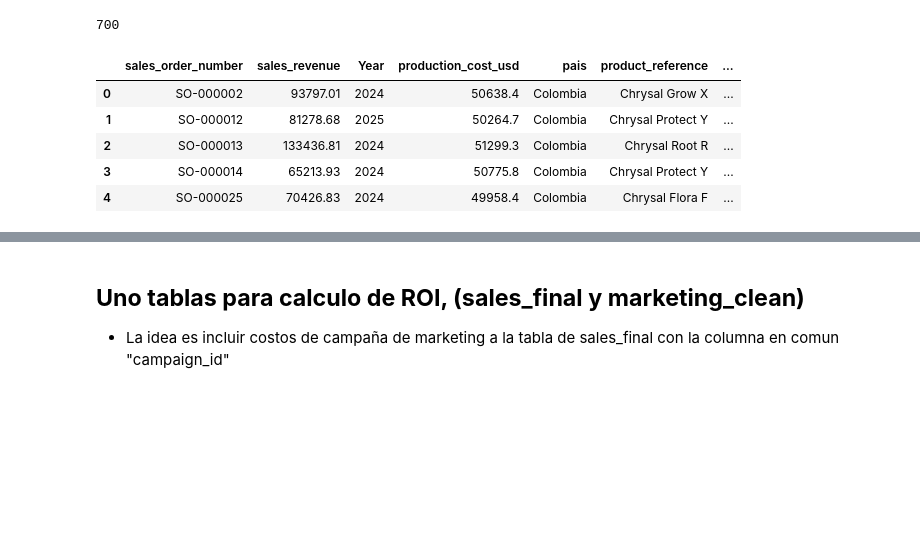
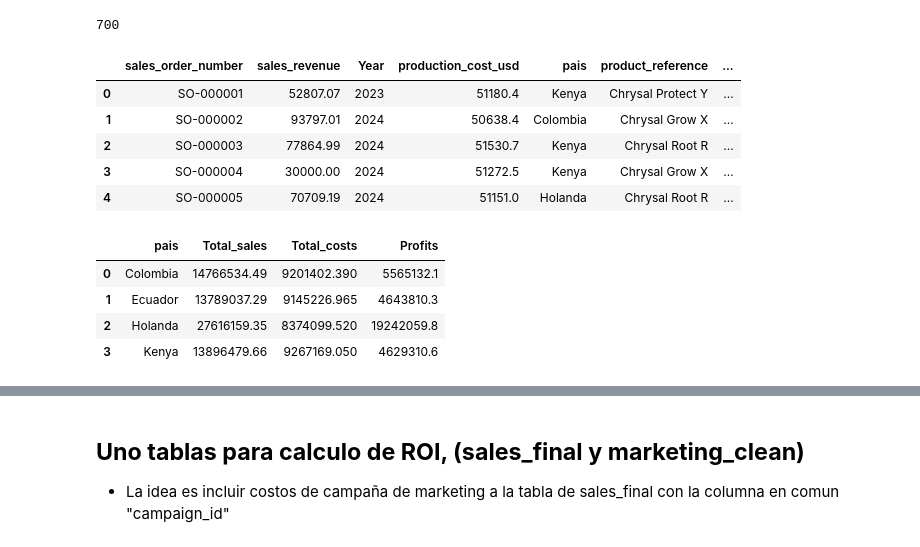
Before and after one commit to alexsandoval05/Revenue-sustainability-Chrysal, a Jupyter notebook: chrysal_profit_sustainability.ipynb, the cells around one changed output, grey strips where cells are left out. Drawn from its saved outputs; the diff is of its cells as text; code cells hidden in the pictures; blank space fills up the shorter version.

```diff
--- a/chrysal_profit_sustainability.ipynb
+++ b/chrysal_profit_sustainability.ipynb
@@ -771,7 +776,7 @@ sales_final.to_sql(
 query = """
 SELECT *
 FROM chrysal_sales
-WHERE pais = 'Colombia'
+
 """
 
 resultado = pd.read_sql_query(query, conn)
@@ -779,8 +784,32 @@ resultado = pd.read_sql_query(query, conn)
 resultado.head()
 # %% [output]
 |  | sales_order_number | sales_revenue | Year | production_cost_usd | pais | product_reference | ... |
-| 0 | SO-000002 | 93797.01 | 2024 | 50638.4 | Colombia | Chrysal Grow X | ... |
-| 1 | SO-000012 | 81278.68 | 2025 | 50264.7 | Colombia | Chrysal Protect Y | ... |
-| 2 | SO-000013 | 133436.81 | 2024 | 51299.3 | Colombia | Chrysal Root R | ... |
-| 3 | SO-000014 | 65213.93 | 2024 | 50775.8 | Colombia | Chrysal Protect Y | ... |
-| 4 | SO-000025 | 70426.83 | 2024 | 49958.4 | Colombia | Chrysal Flora F | ... |
+| 0 | SO-000001 | 52807.07 | 2023 | 51180.4 | Kenya | Chrysal Protect Y | ... |
+| 1 | SO-000002 | 93797.01 | 2024 | 50638.4 | Colombia | Chrysal Grow X | ... |
+| 2 | SO-000003 | 77864.99 | 2024 | 51530.7 | Kenya | Chrysal Root R | ... |
+| 3 | SO-000004 | 30000.00 | 2024 | 51272.5 | Kenya | Chrysal Grow X | ... |
+| 4 | SO-000005 | 70709.19 | 2024 | 51151.0 | Holanda | Chrysal Root R | ... |
+# %%
+# Profits por pais
+
+query = """
+SELECT DISTINCT
+    pais,
+    SUM(sales_revenue) AS Total_sales,
+    SUM(costo_total) AS Total_costs,
+    Round(SUM(sales_revenue)-SUM(costo_total),1) AS Profits
+FROM chrysal_sales
+where sales_revenue is not null
+GROUP BY pais
+
+"""
+
+resultado = pd.read_sql_query(query, conn)
+
+resultado.head()
+# %% [output]
+|  | pais | Total_sales | Total_costs | Profits |
+| 0 | Colombia | 14766534.49 | 9201402.390 | 5565132.1 |
+| 1 | Ecuador | 13789037.29 | 9145226.965 | 4643810.3 |
+| 2 | Holanda | 27616159.35 | 8374099.520 | 19242059.8 |
+| 3 | Kenya | 13896479.66 | 9267169.050 | 4629310.6 |
```
Also changed, not shown: parts of 10 cells of this notebook.
